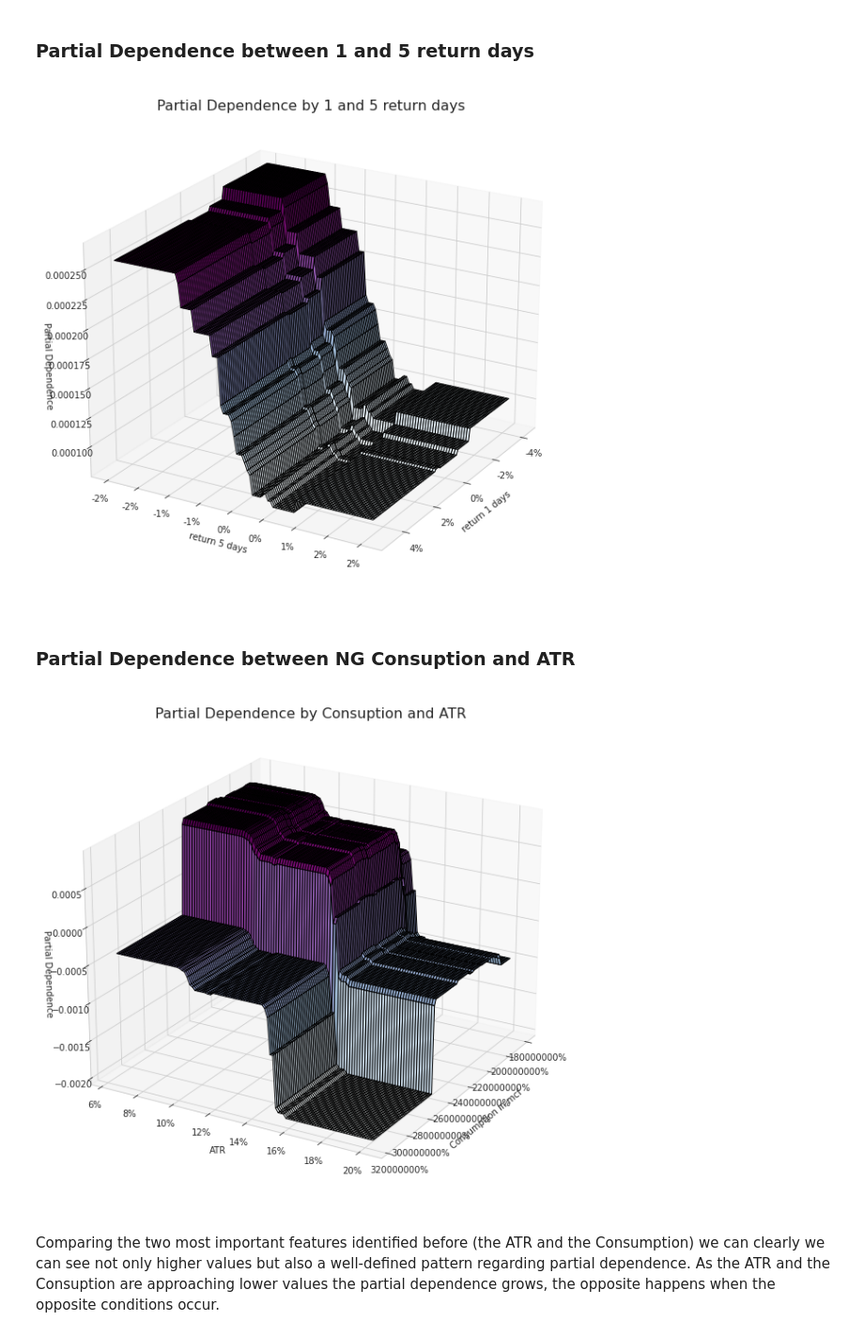
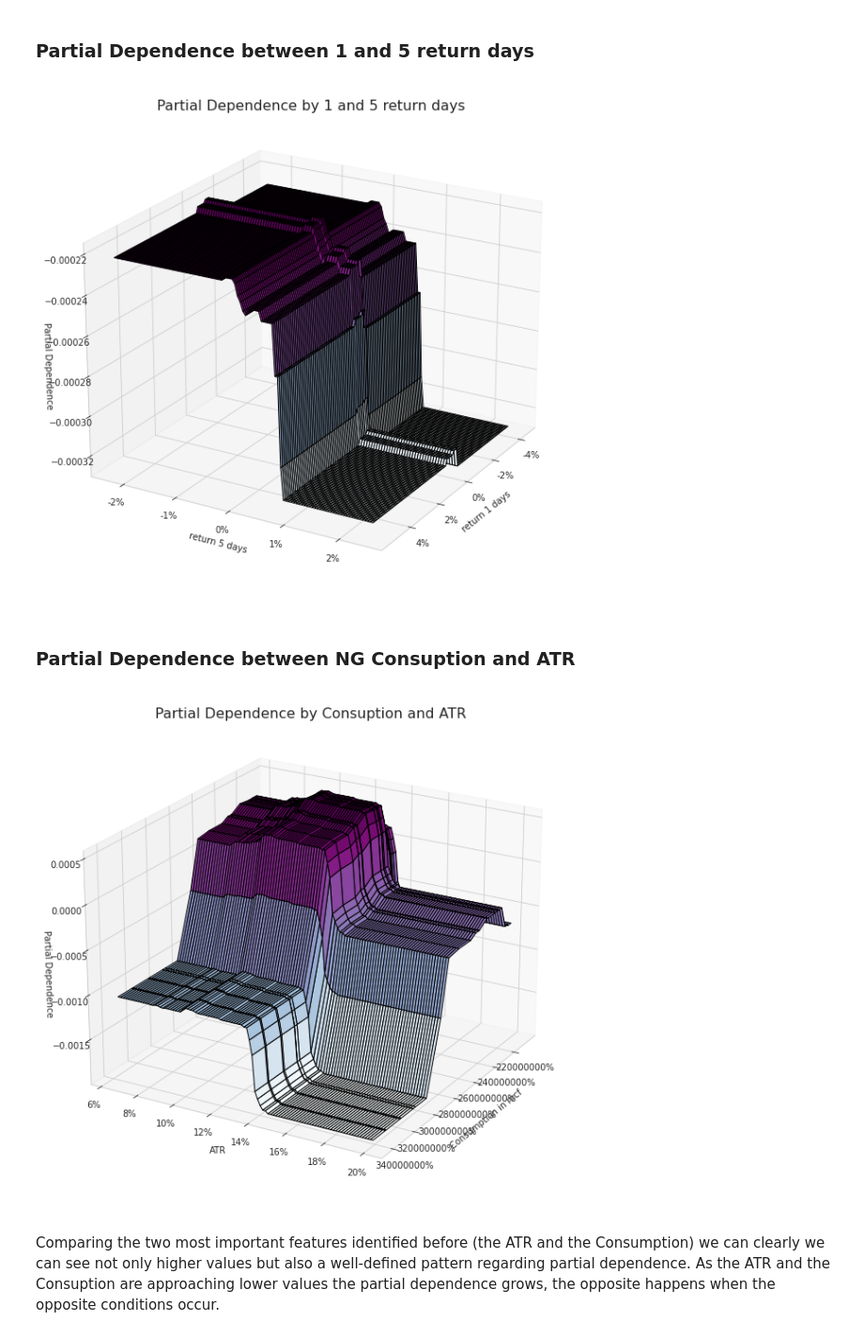
Before and after one commit to paolodelia99/ng-strategies, a Jupyter notebook: ml_based_strategies/tree_regressor.ipynb, the cells around one changed output. Shown at 94% size. Drawn from its saved outputs; the diff is of its cells as text; code cells hidden in the pictures.

Commit message:
completed two out of four todos: update model data and implement a test set

```diff
--- a/ml_based_strategies/tree_regressor.ipynb
+++ b/ml_based_strategies/tree_regressor.ipynb
@@ -236,0 +352,9 @@ standard deviation:  0.18082164849322055
+# %%
+for lookahead in lookaheads:
+    cv = MultipleTimeSeriesCV(n_splits=n_splits,
+                          train_period_length=train_period_length,
+                          test_period_length=test_period_length,
+                          lookahead=lookahead)
+    print(f'lookhead: {lookahead}')
+    get_cross_val_score(grad_reg, X, y[f'target_{lookahead}d'], ic, cv)
+    print('\n')
@@ -304,7 +467,7 @@ run_cross_val = False
 if run_cross_val:
     for lookahead in lookaheads:
         for train_length, test_length in test_params:
-            n_splits = int(4 * YEAR / test_length)
+            n_splits = int(7 * YEAR / (train_length + test_length))
             res_row = dict(zip(cross_val_results, [None] * len(cross_val_results)))
 
             cv = MultipleTimeSeriesCV(n_splits=n_splits,
@@ -507,19 +699,19 @@ The best models have all the best hyperparameters that we've identified before:
 base_params = rf_reg.get_params()
 model = RandomForestRegressor(base_params)
 model_params = {
-    'n_estimators': 100,
-    'max_depth': 15,
+    'n_estimators': 250,
+    'max_depth': None,
     'max_features': 'log2',
     'min_samples_leaf': 100
 }
 model = model.set_params(**model_params)
 opt_test_length = 21
-opt_train_length = 1260
+opt_train_length = 756
 # %%
 scores = np.array([])
 
 for lookahead in lookaheads:
-    n_splits = int(4 * YEAR /  opt_test_length)
+    n_splits = int(7 * YEAR /  (opt_test_length + opt_train_length))
     cv = MultipleTimeSeriesCV(
         n_splits=n_splits,
         test_period_length=opt_test_length,
@@ -728,7 +938,7 @@ sns.set_style('whitegrid')
 targets = ['return_1d', 'return_5d']
 pdp, axes = partial_dependence(estimator=model,
                                features=targets,
-                               X=X,
+                               X=X_test,
                                grid_resolution=100)
 
 XX, YY = np.meshgrid(axes[0], axes[1])
@@ -751,38 +961,38 @@ ax.xaxis.set_major_formatter(FuncFormatter(lambda y, _: '{:.0%}'.format(y)))
 fig.suptitle('Partial Dependence by 1 and 5 return days', fontsize=16)
 fig.tight_layout()
 # %% [output]
-[figure, old version]
+[figure, new version]
 # %% [markdown]
 ### Partial Dependence between NG Consuption and ATR
 # %%
 sns.set_style('whitegrid')
 targets = ['Consumption in mcf', 'ATR']
 pdp, axes = partial_dependence(estimator=model,
                                features=targets,
-                               X=X,
+                               X=X_test,
                                grid_resolution=100)
 
 XX, YY = np.meshgrid(axes[0], axes[1])
 Z = pdp[0].reshape(list(map(np.size, axes))).T
 
 fig = plt.figure(figsize=(14, 8))
 ax = Axes3D(fig)
 ax.plot_surface(XX, YY, Z,
                           rstride=1,
                           cstride=1,
                           cmap=plt.cm.BuPu,
                           edgecolor='k')
 ax.set_xlabel('Consumption in mcf')
 ax.set_ylabel('ATR')
 ax.set_zlabel('Partial Dependence')
 ax.view_init(elev=22, azim=30)
 ax.yaxis.set_major_formatter(FuncFormatter(lambda y, _: '{:.0%}'.format(y)))
 ax.xaxis.set_major_formatter(FuncFormatter(lambda y, _: '{:.0%}'.format(y)))
 
 fig.suptitle('Partial Dependence by Consuption and ATR', fontsize=16)
 fig.tight_layout()
 # %% [output]
-[figure, old version]
+[figure, new version]
 # %% [markdown]
 Comparing the two most important features identified before (the ATR and the Consumption) we can clearly
 we can see not only higher values but also a well-defined pattern regarding partial dependence.
```
Also changed, not shown: parts of 44 cells of this notebook, 1 other file.
